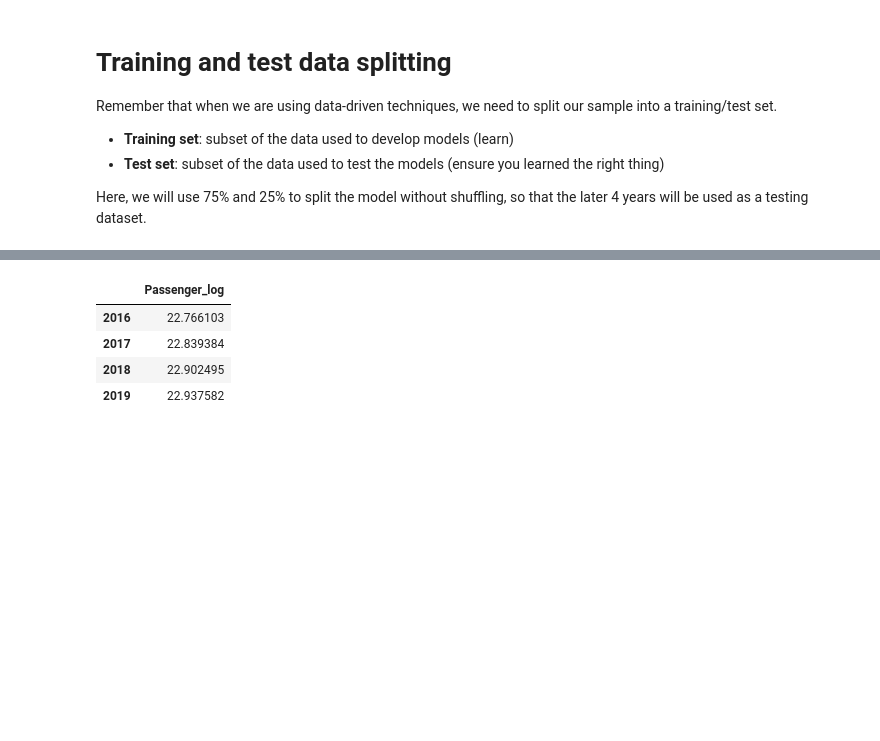
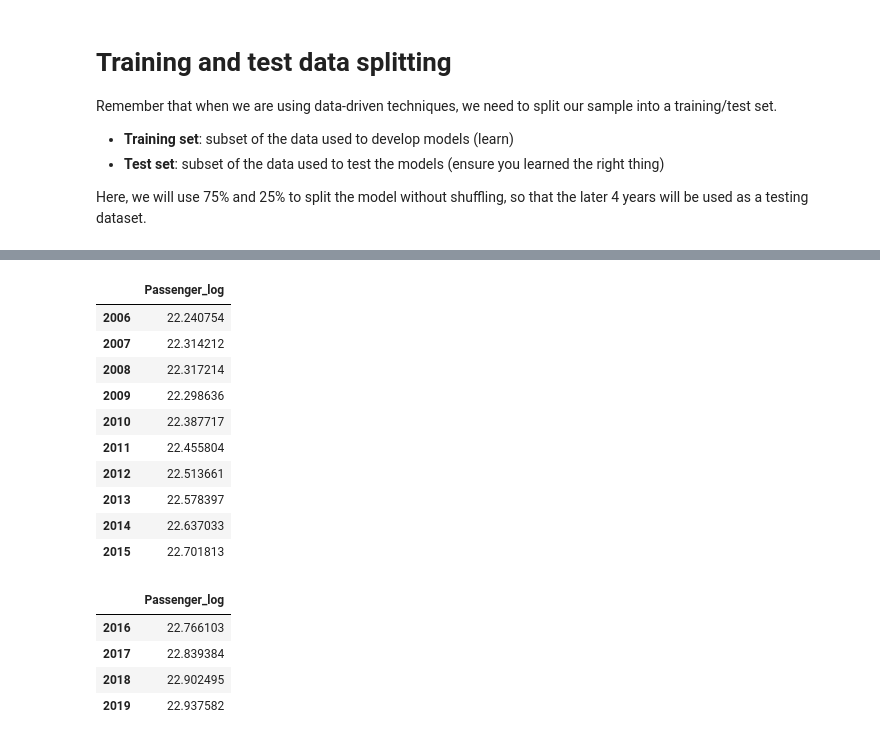
Before and after one commit to 91htjung/AirportBusinessAnalytics, a Jupyter notebook: 01-Forecast_Longterm_Econometric.ipynb, the cells around one changed output, grey strips where cells are left out. Cells and saved outputs as stored; diff of their text form; code cells hidden in the pictures; blank space fills up the shorter version.

```diff
--- a/01-Forecast_Longterm_Econometric.ipynb
+++ b/01-Forecast_Longterm_Econometric.ipynb
@@ -223,3 +238,17 @@ KeyError: "None of [Index(['Passenger_log'], dtype='object')] are in the [column
+# %%
+y_train
+# %% [output]
+|  | Passenger_log |
+| 2006 | 22.240754 |
+| 2007 | 22.314212 |
+| 2008 | 22.317214 |
+| 2009 | 22.298636 |
+| 2010 | 22.387717 |
+| 2011 | 22.455804 |
+| 2012 | 22.513661 |
+| 2013 | 22.578397 |
+| 2014 | 22.637033 |
+| 2015 | 22.701813 |
 # %%
 y_test
 # %% [output]
```
Also changed, not shown: parts of 9 cells of this notebook.
